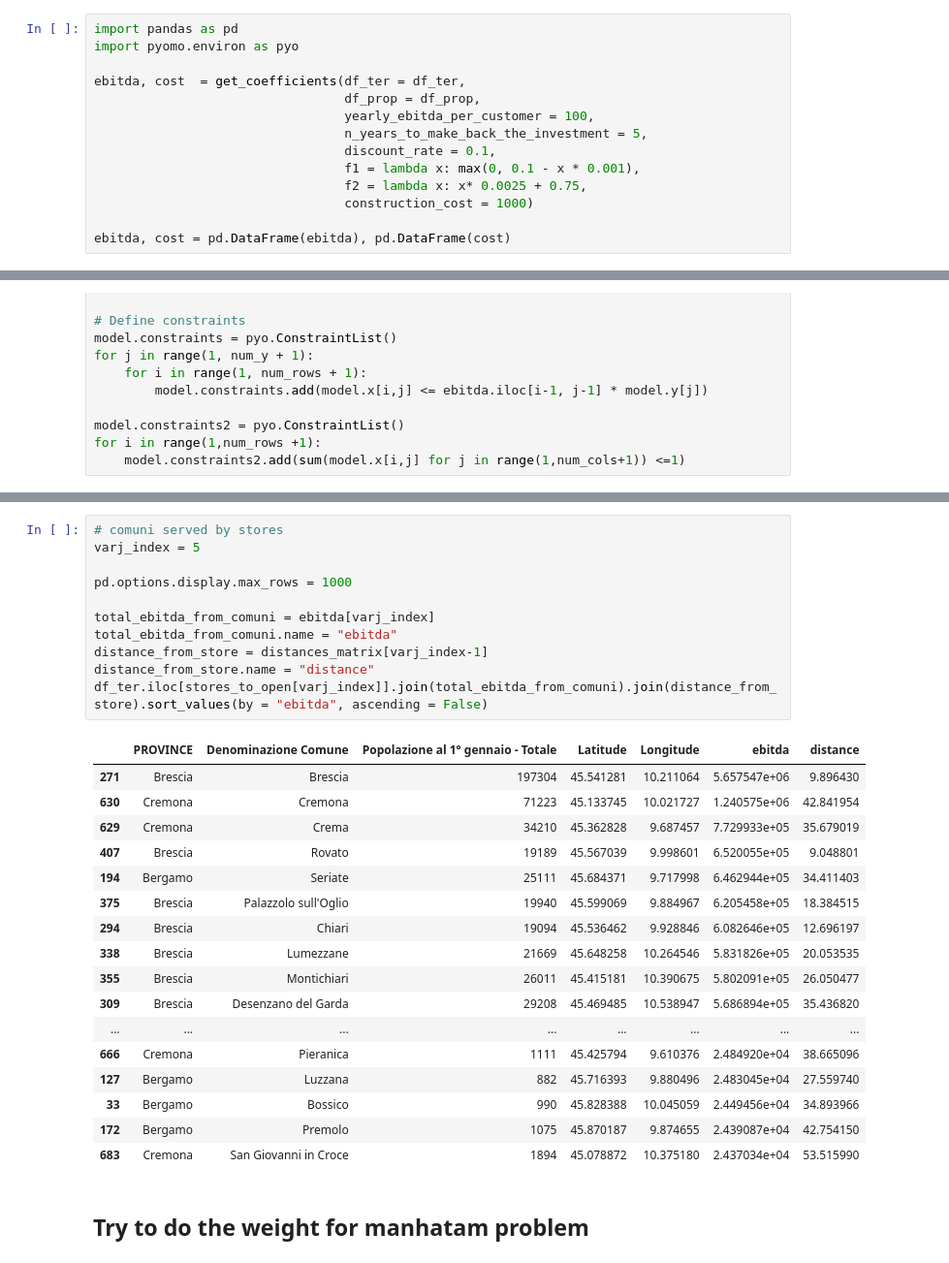
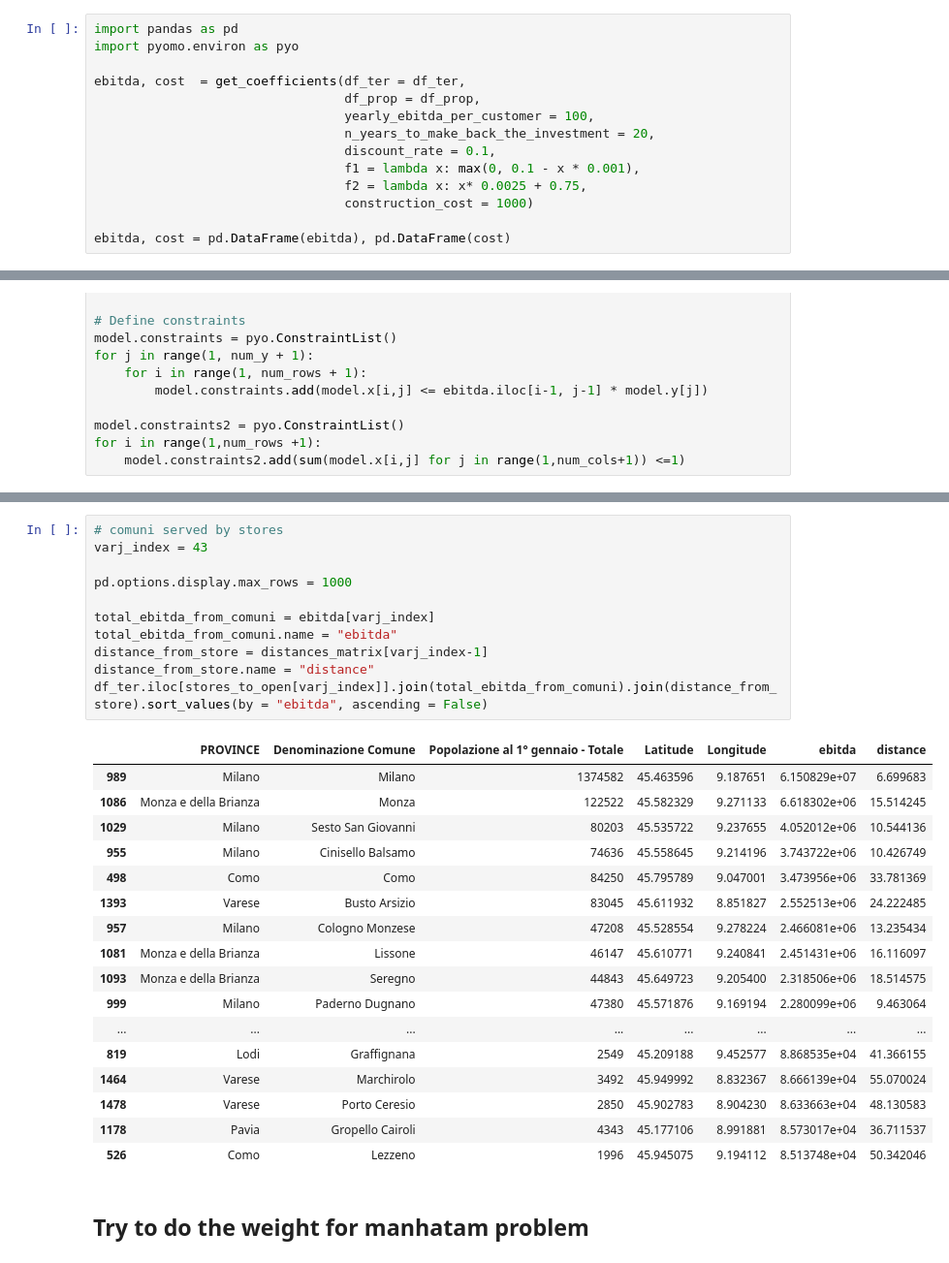
Before and after one commit to LoreJob/Logistic-Problem-Walmart, a Jupyter notebook: Pyomo Model/ProjectTemplate.ipynb, the cells around one changed output, grey strips where cells are left out. Shown at 97% size. Cells and saved outputs as stored; diff of their text form.

```diff
--- a/Pyomo Model/ProjectTemplate.ipynb
+++ b/Pyomo Model/ProjectTemplate.ipynb
@@ -594,7 +596,7 @@ import pyomo.environ as pyo
 ebitda, cost  = get_coefficients(df_ter = df_ter,
                                  df_prop = df_prop,
                                  yearly_ebitda_per_customer = 100,
-                                 n_years_to_make_back_the_investment = 5,
+                                 n_years_to_make_back_the_investment = 20,
                                  discount_rate = 0.1,
                                  f1 = lambda x: max(0, 0.1 - x * 0.001),
                                  f2 = lambda x: x* 0.0025 + 0.75,
@@ -701,32 +707,32 @@ Here are the comuni served by this store:
 # %%
 # comuni served by stores
-varj_index = 5
+varj_index = 43
 
 pd.options.display.max_rows = 1000
 
 total_ebitda_from_comuni = ebitda[varj_index]
 total_ebitda_from_comuni.name = "ebitda"
 distance_from_store = distances_matrix[varj_index-1]
 distance_from_store.name = "distance"
 df_ter.iloc[stores_to_open[varj_index]].join(total_ebitda_from_comuni).join(distance_from_store).sort_values(by = "ebitda", ascending = False)
 # %% [output]
 |  | PROVINCE | Denominazione Comune | Popolazione al 1° gennaio - Totale | Latitude | Longitude | ebitda | distance |
-| 271 | Brescia | Brescia | 197304 | 45.541281 | 10.211064 | 5.657547e+06 | 9.896430 |
-| 630 | Cremona | Cremona | 71223 | 45.133745 | 10.021727 | 1.240575e+06 | 42.841954 |
-| 629 | Cremona | Crema | 34210 | 45.362828 | 9.687457 | 7.729933e+05 | 35.679019 |
-| 407 | Brescia | Rovato | 19189 | 45.567039 | 9.998601 | 6.520055e+05 | 9.048801 |
-| 194 | Bergamo | Seriate | 25111 | 45.684371 | 9.717998 | 6.462944e+05 | 34.411403 |
-| 375 | Brescia | Palazzolo sull'Oglio | 19940 | 45.599069 | 9.884967 | 6.205458e+05 | 18.384515 |
-| 294 | Brescia | Chiari | 19094 | 45.536462 | 9.928846 | 6.082646e+05 | 12.696197 |
-| 338 | Brescia | Lumezzane | 21669 | 45.648258 | 10.264546 | 5.831826e+05 | 20.053535 |
-| 355 | Brescia | Montichiari | 26011 | 45.415181 | 10.390675 | 5.802091e+05 | 26.050477 |
-| 309 | Brescia | Desenzano del Garda | 29208 | 45.469485 | 10.538947 | 5.686894e+05 | 35.436820 |
+| 989 | Milano | Milano | 1374582 | 45.463596 | 9.187651 | 6.150829e+07 | 6.699683 |
+| 1086 | Monza e della Brianza | Monza | 122522 | 45.582329 | 9.271133 | 6.618302e+06 | 15.514245 |
+| 1029 | Milano | Sesto San Giovanni | 80203 | 45.535722 | 9.237655 | 4.052012e+06 | 10.544136 |
+| 955 | Milano | Cinisello Balsamo | 74636 | 45.558645 | 9.214196 | 3.743722e+06 | 10.426749 |
+| 498 | Como | Como | 84250 | 45.795789 | 9.047001 | 3.473956e+06 | 33.781369 |
+| 1393 | Varese | Busto Arsizio | 83045 | 45.611932 | 8.851827 | 2.552513e+06 | 24.222485 |
+| 957 | Milano | Cologno Monzese | 47208 | 45.528554 | 9.278224 | 2.466081e+06 | 13.235434 |
+| 1081 | Monza e della Brianza | Lissone | 46147 | 45.610771 | 9.240841 | 2.451431e+06 | 16.116097 |
+| 1093 | Monza e della Brianza | Seregno | 44843 | 45.649723 | 9.205400 | 2.318506e+06 | 18.514575 |
+| 999 | Milano | Paderno Dugnano | 47380 | 45.571876 | 9.169194 | 2.280099e+06 | 9.463064 |
 | ... | ... | ... | ... | ... | ... | ... | ... |
-| 666 | Cremona | Pieranica | 1111 | 45.425794 | 9.610376 | 2.484920e+04 | 38.665096 |
-| 127 | Bergamo | Luzzana | 882 | 45.716393 | 9.880496 | 2.483045e+04 | 27.559740 |
-| 33 | Bergamo | Bossico | 990 | 45.828388 | 10.045059 | 2.449456e+04 | 34.893966 |
-| 172 | Bergamo | Premolo | 1075 | 45.870187 | 9.874655 | 2.439087e+04 | 42.754150 |
-| 683 | Cremona | San Giovanni in Croce | 1894 | 45.078872 | 10.375180 | 2.437034e+04 | 53.515990 |
+| 819 | Lodi | Graffignana | 2549 | 45.209188 | 9.452577 | 8.868535e+04 | 41.366155 |
+| 1464 | Varese | Marchirolo | 3492 | 45.949992 | 8.832367 | 8.666139e+04 | 55.070024 |
+| 1478 | Varese | Porto Ceresio | 2850 | 45.902783 | 8.904230 | 8.633663e+04 | 48.130583 |
+| 1178 | Pavia | Gropello Cairoli | 4343 | 45.177106 | 8.991881 | 8.573017e+04 | 36.711537 |
+| 526 | Como | Lezzeno | 1996 | 45.945075 | 9.194112 | 8.513748e+04 | 50.342046 |
 # %% [markdown]
 ## Try to do the weight for manhatam problem
 # %%
```
Also changed, not shown: parts of 4 cells of this notebook.
